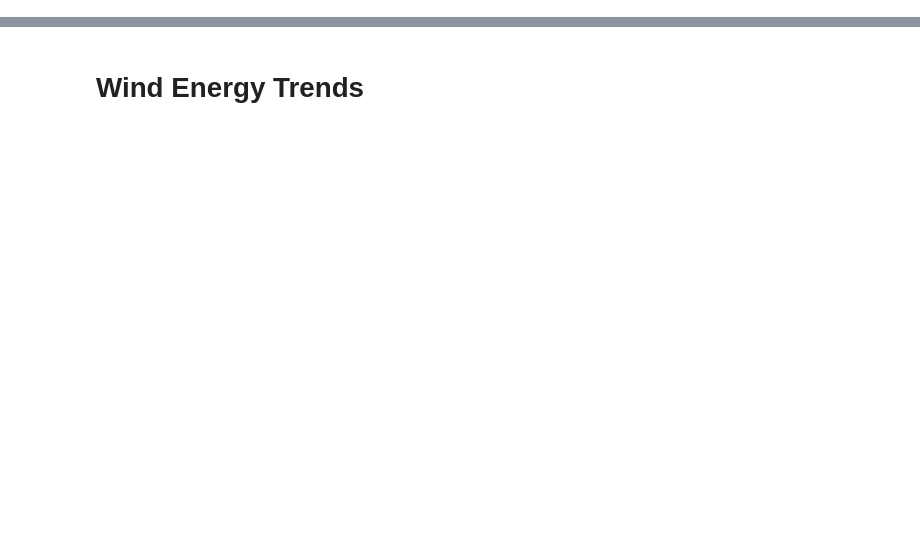
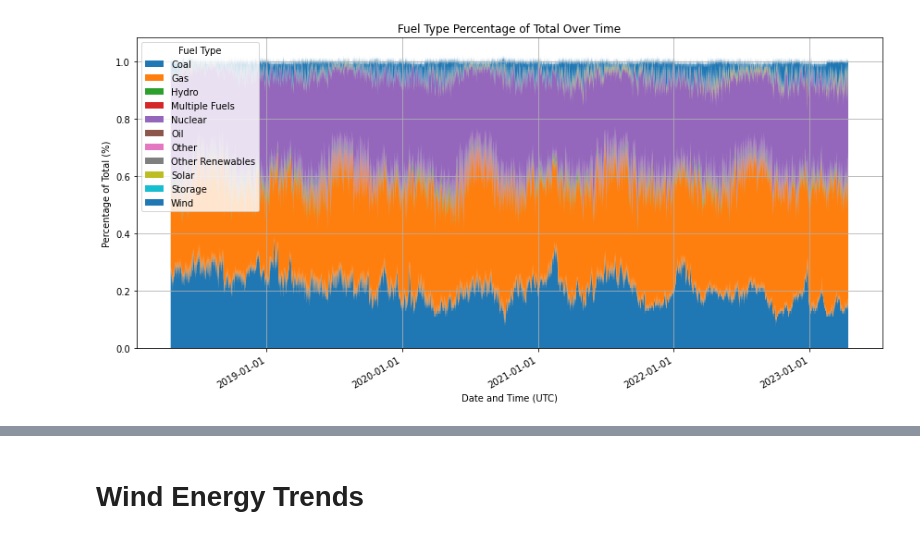
Before and after one commit to ochss/Energy, a Jupyter notebook: gen_fuel.ipynb, the cells around one changed output, grey strips where cells are left out. Cells and saved outputs as stored; diff of their text form; code cells hidden in the pictures; blank space fills up the shorter version.

```diff
--- a/gen_fuel.ipynb
+++ b/gen_fuel.ipynb
@@ -5,0 +8,22 @@ df = pd.read_csv("./data/04_19_2018_04_15_2023_energy_generation_by_type.csv")
+# %%
+df_pivot = df.pivot(index='datetime_beginning_utc', columns='fuel_type', values='fuel_percentage_of_total').fillna(0)
+
+plt.figure(figsize=(12, 6))
+
+fuel_types = df_pivot.columns.tolist()
+plt.stackplot(df_pivot.index, *[df_pivot[fuel] for fuel in fuel_types], labels=fuel_types)
+
+plt.title('Fuel Type Percentage of Total Over Time')
+plt.xlabel('Date and Time (UTC)')
+plt.ylabel('Percentage of Total (%)')
+plt.legend(title='Fuel Type', loc='upper left')
+plt.grid(True)
+
+plt.gca().xaxis.set_major_locator(mdates.AutoDateLocator())
+plt.gca().xaxis.set_major_formatter(mdates.DateFormatter('%Y-%m-%d'))
+plt.gcf().autofmt_xdate()
+
+plt.tight_layout()
+plt.show()
+# %% [output]
+[figure, added]
```
Also changed, not shown: parts of 6 cells of this notebook.
